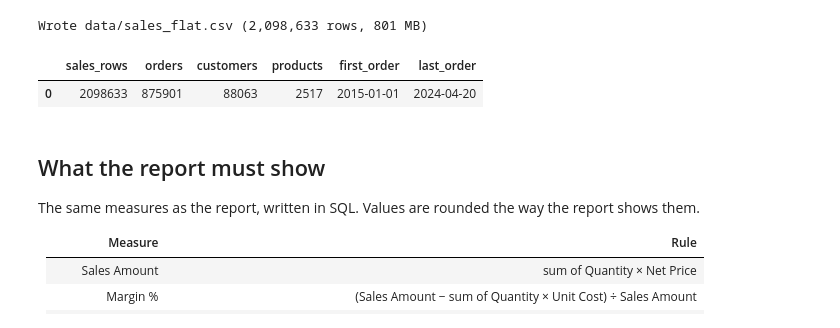
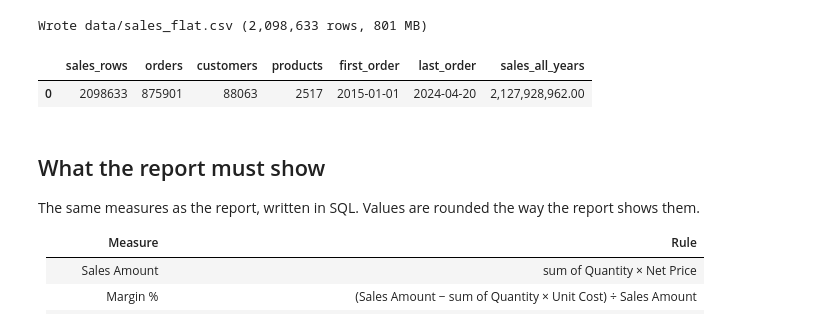
Before and after one commit to omarshalabyy1/powerbi-report-fix, a Jupyter notebook: analysis/analysis.ipynb, the cells around one changed output. Drawn from its saved outputs; the diff is of its cells as text; code cells hidden in the pictures.

```diff
--- a/analysis/analysis.ipynb
+++ b/analysis/analysis.ipynb
@@ -19,36 +19,37 @@ from pathlib import Path
 import re
 
 import duckdb
 import pandas as pd
 
 pd.set_option("display.float_format", "{:,.2f}".format)
 ROOT = Path("..")
 FLAT = ROOT / "data" / "sales_flat.csv"
 
 con = duckdb.connect()
 # Only the columns the report uses, to keep memory low.
 con.sql(f'''
 CREATE TABLE sales AS
 SELECT "Order Key", "Order Date", "Customer Key", "Country", "Product Name", "Category", "Subcategory",
        "Quantity", "Net Price", "Unit Cost"
 FROM '{FLAT}'
 ''')
 q = lambda sql: con.sql(sql).df()
 
 flat_columns = len(con.sql(f"SELECT * FROM '{FLAT}' LIMIT 0").columns)
 overview = q('''
 SELECT count(*)                        AS sales_rows,
        count(DISTINCT "Order Key")     AS orders,
        count(DISTINCT "Customer Key")  AS customers,
        count(DISTINCT "Product Name")  AS products,
        min("Order Date")               AS first_order,
-       max("Order Date")               AS last_order
+       max("Order Date")               AS last_order,
+       round(sum("Quantity" * "Net Price")) AS sales_all_years
 FROM sales
 ''')
 overview
 # %% [output]
-|  | sales_rows | orders | customers | products | first_order | last_order |
-| 0 | 2098633 | 875901 | 88063 | 2517 | 2015-01-01 | 2024-04-20 |
+|  | sales_rows | orders | customers | products | first_order | last_order | sales_all_years |
+| 0 | 2098633 | 875901 | 88063 | 2517 | 2015-01-01 | 2024-04-20 | 2,127,928,962.00 |
 # %% [markdown]
 ## What the report must show
 
```
Also changed, not shown: parts of 1 cell of this notebook, 14 other files.
